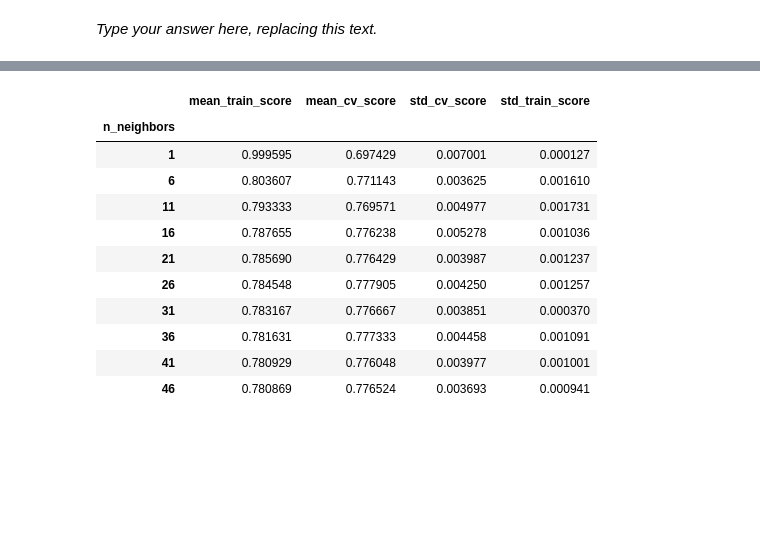
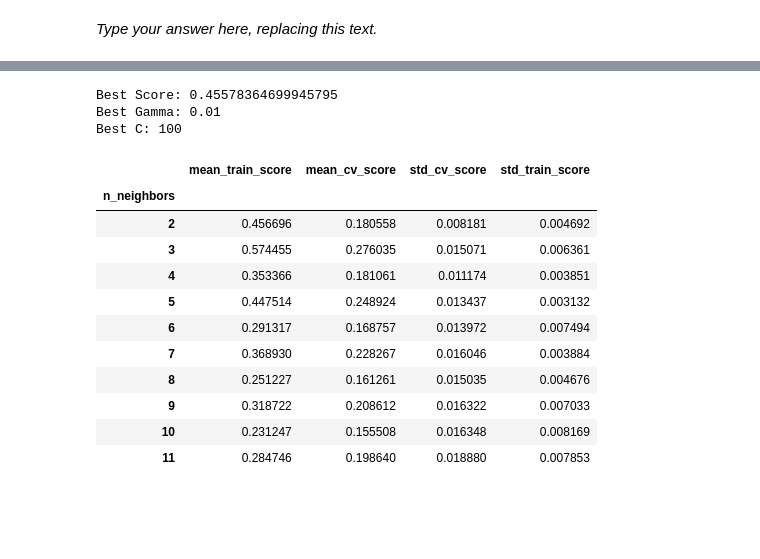
Before and after one commit to rdangyan/cs330, a Jupyter notebook: hw/hw5/hw5.ipynb, the cells around one changed output, grey strips where cells are left out. Cells and saved outputs as stored; diff of their text form; code cells hidden in the pictures; blank space fills up the shorter version.

```diff
--- a/hw/hw5/hw5.ipynb
+++ b/hw/hw5/hw5.ipynb
@@ -484,7 +484,7 @@ pipe_rf = make_pipeline(
 )
 y_train_ravel = np.ravel(y_train)
 
-scores = cross_validate(pipe_rf, X_train, y_train_ravel, return_train_score=True)
+scores = cross_validate(pipe_rf, X_train, y_train_ravel, return_train_score=True, scoring='f1')
 RFC_df = pd.DataFrame(scores)
 display(RFC_df)
 # %% [output]
@@ -547,53 +581,57 @@ _Type your answer here, replacing this text._
 from sklearn.model_selection import RandomizedSearchCV
 
 # Adapted from Lecture 8
-# pipe = make_pipeline(preprocessor, SVC())
-# param_grid = {
-#     "svc__gamma": [0.001, 0.01, 0.1, 1.0, 10, 100],
-#     "svc__C": [0.001, 0.01, 0.1, 1.0, 10, 100],
-# }
-# rs = RandomizedSearchCV(pipe, param_distributions=param_grid, n_jobs=-1, n_iter=8, return_train_score=True, random_state=123)
-# rs.fit(X_train, y_train)
-# print("Best Score: " + str(rs.best_score_))
-# print("Best Gamma: " + str(rs.best_params_["svc__gamma"]))
-# print("Best C: " + str(rs.best_params_["svc__C"]))
+pipe = make_pipeline(preprocessor, SVC())
+param_grid = {
+    "svc__gamma": [0.001, 0.01, 0.1, 1.0, 10, 100],
+    "svc__C": [0.001, 0.01, 0.1, 1.0, 10, 100],
+}
+rs = RandomizedSearchCV(pipe, param_distributions=param_grid, n_jobs=-1, n_iter=8, return_train_score=True, random_state=123, scoring='f1')
+rs.fit(X_train, y_train)
+print("Best Score: " + str(rs.best_score_))
+print("Best Gamma: " + str(rs.best_params_["svc__gamma"]))
+print("Best C: " + str(rs.best_params_["svc__C"]))
+# %% [output]
+Best Score: 0.45578364699945795
+Best Gamma: 0.01
+Best C: 100
 # %%
 # Adapted from Lecture 4
 results_dict = {
     "n_neighbors": [],
     "mean_train_score": [],
     "mean_cv_score": [],
     "std_cv_score": [],
     "std_train_score": [],
 }
-param_grid = {"n_neighbors": np.arange(1, 50, 5)}
+param_grid = {"n_neighbors": np.arange(2, 12, 1)}
 
 for k in param_grid["n_neighbors"]:
     knn = KNeighborsClassifier(n_neighbors=k)
-    scores = cross_validate(knn, X_train, y_train.values.ravel(), return_train_score=True)
+    scores = cross_validate(knn, X_train, y_train.values.ravel(), return_train_score=True, scoring='f1')
     results_dict["n_neighbors"].append(k)
 
     results_dict["mean_cv_score"].append(np.mean(scores["test_score"]))
     results_dict["mean_train_score"].append(np.mean(scores["train_score"]))
     results_dict["std_cv_score"].append(scores["test_score"].std())
     results_dict["std_train_score"].append(scores["train_score"].std())
 
 results_df = pd.DataFrame(results_dict)
 results_df = results_df.set_index("n_neighbors")
 results_df
 # %% [output]
 |  | mean_train_score | mean_cv_score | std_cv_score | std_train_score |
 | n_neighbors |  |  |  |  |
-| 1 | 0.999595 | 0.697429 | 0.007001 | 0.000127 |
-| 6 | 0.803607 | 0.771143 | 0.003625 | 0.001610 |
-| 11 | 0.793333 | 0.769571 | 0.004977 | 0.001731 |
-| 16 | 0.787655 | 0.776238 | 0.005278 | 0.001036 |
-| 21 | 0.785690 | 0.776429 | 0.003987 | 0.001237 |
-| 26 | 0.784548 | 0.777905 | 0.004250 | 0.001257 |
-| 31 | 0.783167 | 0.776667 | 0.003851 | 0.000370 |
-| 36 | 0.781631 | 0.777333 | 0.004458 | 0.001091 |
-| 41 | 0.780929 | 0.776048 | 0.003977 | 0.001001 |
-| 46 | 0.780869 | 0.776524 | 0.003693 | 0.000941 |
+| 2 | 0.456696 | 0.180558 | 0.008181 | 0.004692 |
+| 3 | 0.574455 | 0.276035 | 0.015071 | 0.006361 |
+| 4 | 0.353366 | 0.181061 | 0.011174 | 0.003851 |
+| 5 | 0.447514 | 0.248924 | 0.013437 | 0.003132 |
+| 6 | 0.291317 | 0.168757 | 0.013972 | 0.007494 |
+| 7 | 0.368930 | 0.228267 | 0.016046 | 0.003884 |
+| 8 | 0.251227 | 0.161261 | 0.015035 | 0.004676 |
+| 9 | 0.318722 | 0.208612 | 0.016322 | 0.007033 |
+| 10 | 0.231247 | 0.155508 | 0.016348 | 0.008169 |
+| 11 | 0.284746 | 0.198640 | 0.018880 | 0.007853 |
 # %% [markdown]
 <!-- END QUESTION -->
 
```
Also changed, not shown: parts of 8 cells of this notebook.
